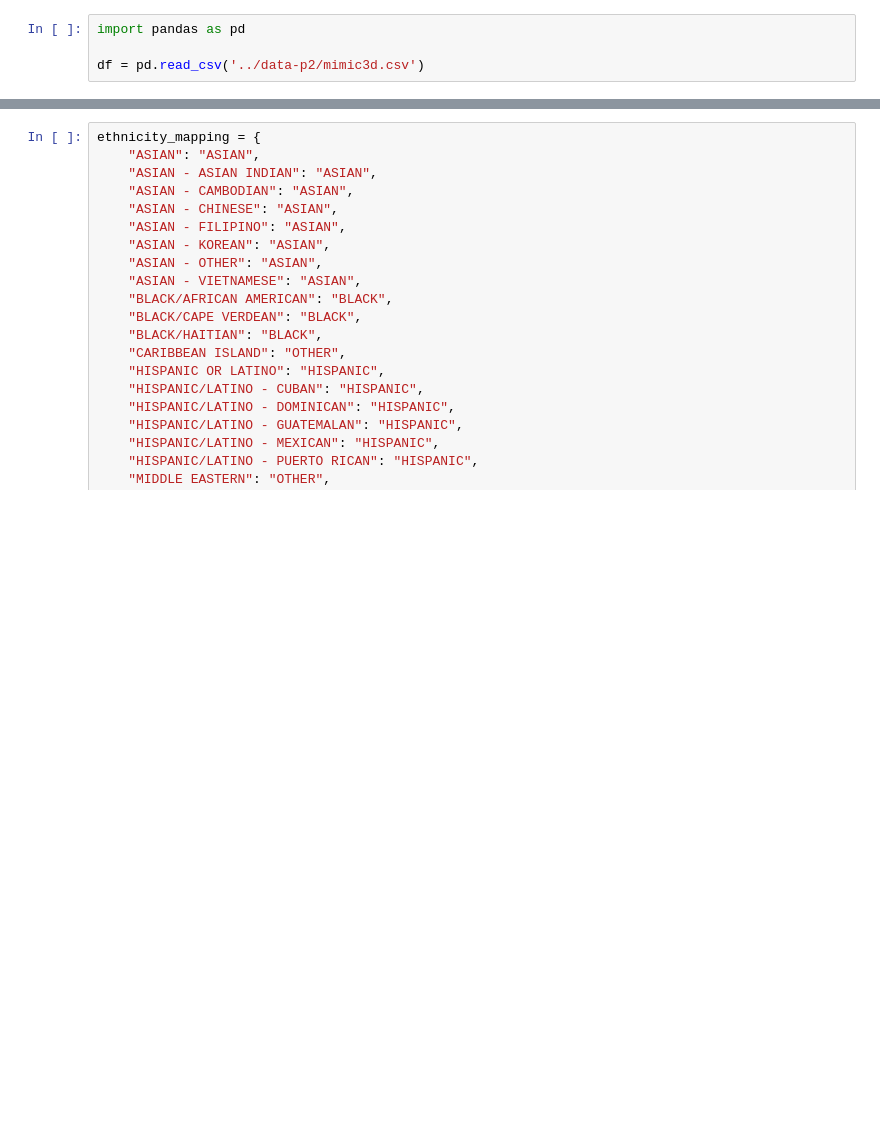
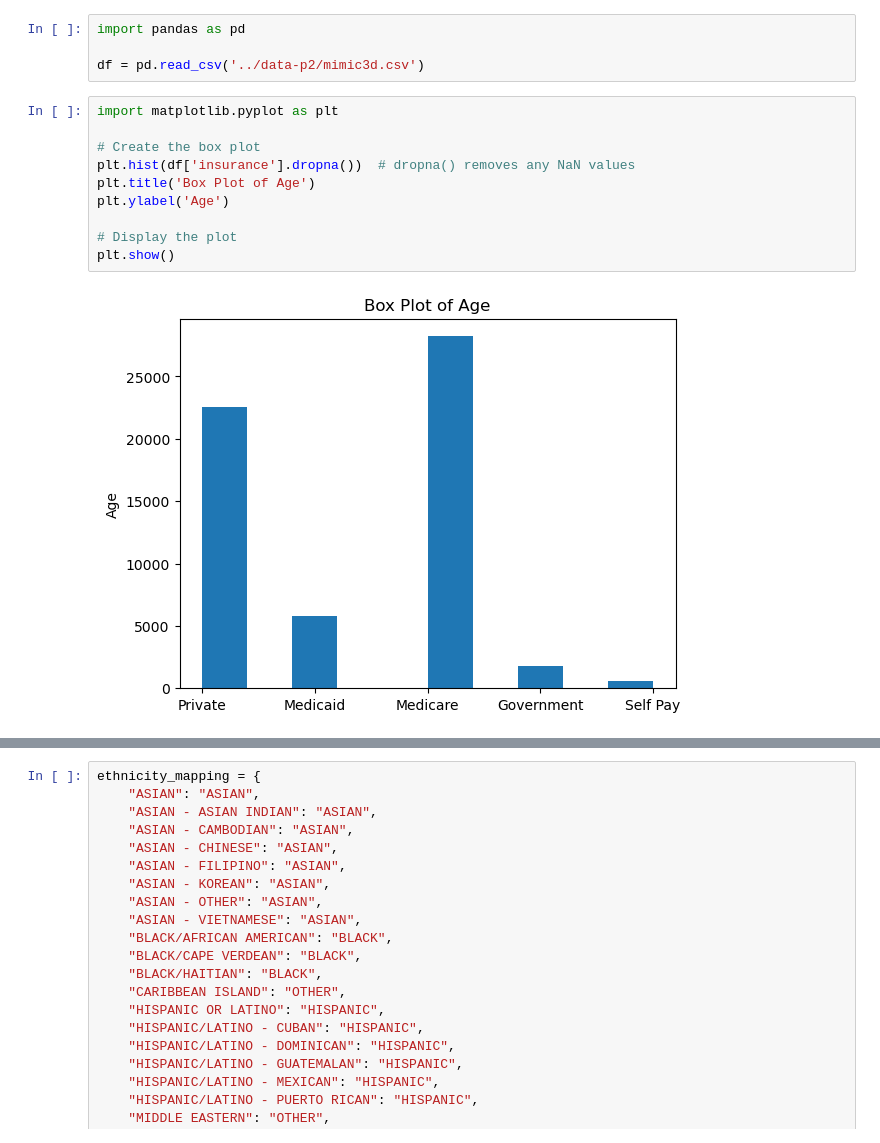
Before and after one commit to mairihallman/MAT-4376E-F24, a Jupyter notebook: 2-bayesian-data-analysis/Task 4/main.ipynb, the cells around one changed output, grey strips where cells are left out. Drawn from its saved outputs; the diff is of its cells as text; blank space fills up the shorter version.

```diff
--- a/2-bayesian-data-analysis/Task 4/main.ipynb
+++ b/2-bayesian-data-analysis/Task 4/main.ipynb
@@ -72,3 +96,15 @@ EXTRAM - Expanded trauma
 import pandas as pd
 
 df = pd.read_csv('../data-p2/mimic3d.csv')
+# %%
+import matplotlib.pyplot as plt
+
+# Create the box plot
+plt.hist(df['insurance'].dropna())  # dropna() removes any NaN values
+plt.title('Box Plot of Age')
+plt.ylabel('Age')
+
+# Display the plot
+plt.show()
+# %% [output]
+[figure, added]
```
Also changed, not shown: parts of 7 cells of this notebook, 3 other files.
